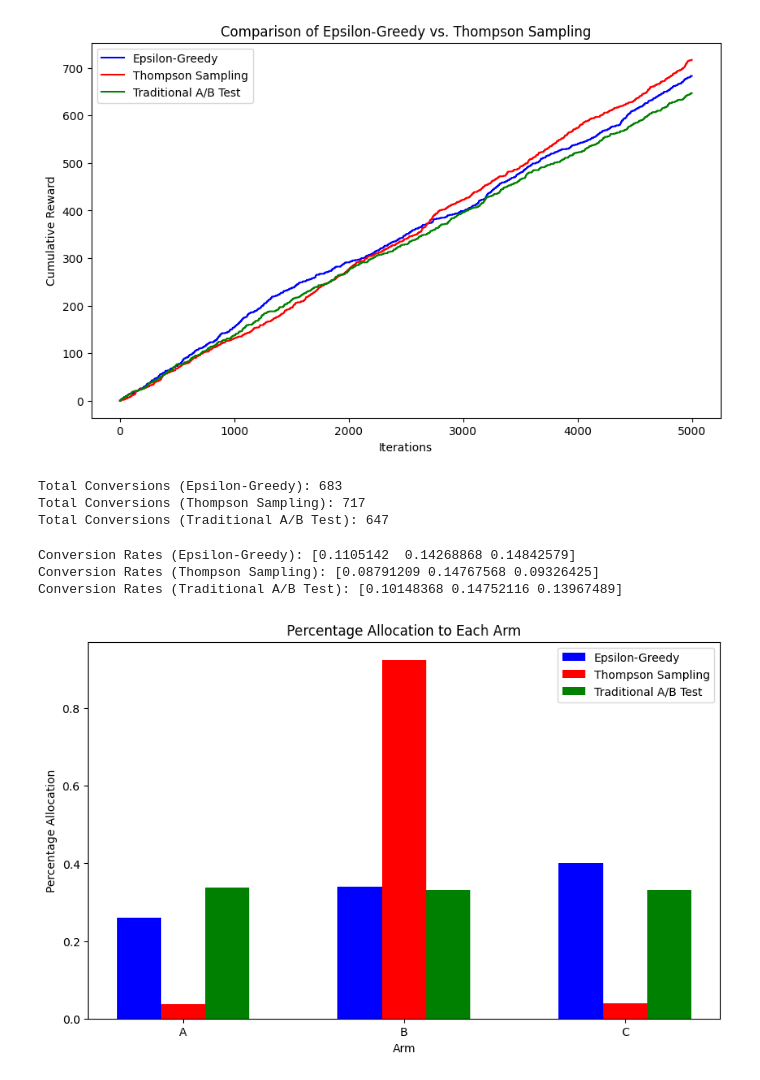
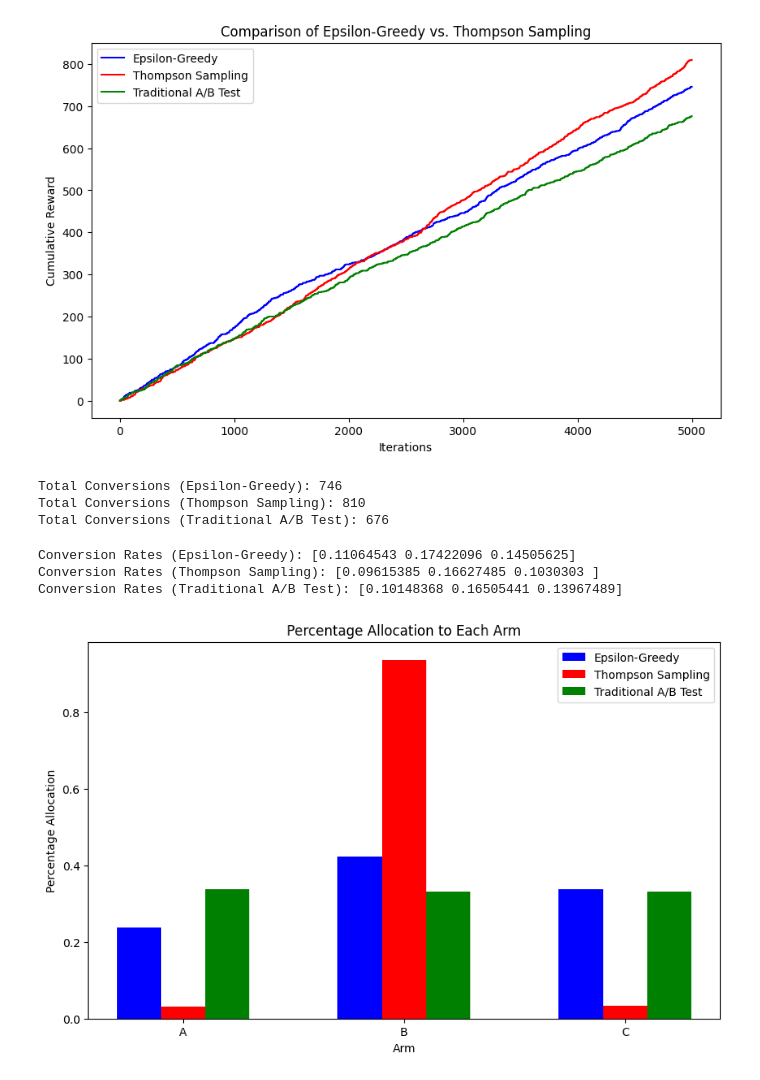
Before and after one commit to alexanderrvidal/Multi-Armed-Bandit, a Jupyter notebook: abc_test_MAB.ipynb, the cells around one changed output. Drawn from its saved outputs; the diff is of its cells as text; code cells hidden in the pictures.

Commit message:
update plotting

```diff
--- a/abc_test_MAB.ipynb
+++ b/abc_test_MAB.ipynb
@@ -35,7 +35,7 @@ class ThompsonSamplingBandit:
         """
         Updates the Beta distribution parameters for the selected arm based on the observed reward.
 
-        :param arm: The selected arm (website version).
+        :param arm: The selected arm (a, b, or c test).
         :param reward: The observed reward (conversion: 0 or 1).
         """
         if reward == 1:
@@ -66,10 +66,9 @@ class ThompsonSamplingBandit:
         return np.cumsum(rewards), reward_allocations  # Cumulative reward over time for plotting
 # %%
 class EpsilonGreedyBandit:
-    def __init__(self, num_arms: int, epsilon: float = 0.3, alpha: float = 0.1):
+    def __init__(self, num_arms: int, epsilon: float = 0.3, alpha: float = 0.2):
         """
         Initializes the epsilon-greedy multi-armed bandit.
-
         :param num_arms: Number of arms (variants of the website).
         :param epsilon: Probability of exploration (choosing a random arm).
         :param alpha: Learning rate for updating the estimated reward for each arm.
@@ -129,6 +128,9 @@ class EpsilonGreedyBandit:
 # %%
 class TraditionalABTest:
     def __init__(self, num_arms):
+        '''Initializes the traditional A/B test.
+        : param num_arms: Number of arms (variants of the website).
+        '''
         self.num_arms = num_arms
         self.arm_counts = np.zeros(num_arms)
         self.conversions = np.zeros(num_arms)
@@ -138,6 +140,11 @@ class TraditionalABTest:
         return np.random.randint(self.num_arms)
 
     def update(self, arm: int, reward: float):
+        '''ArithmeticError
+        Updates the number of conversions for the selected arm.
+        : param arm: The selected arm (website version).
+        : param reward: The observed reward (conversion: 0 or 1).
+        '''
         self.arm_counts[arm] += 1
         self.conversions[arm] += reward
 
@@ -160,44 +167,45 @@ class TraditionalABTest:
             rewards.append(reward)
         return np.cumsum(rewards), reward_allocations  # Cumulative reward over time for plotting
 # %%
-def reward_function(arm: int):
+def reward_function(arm: int, conversion_rates=[0.1, 0.17, 0.13]):
     """
     Simulate the reward (conversion rate) for a given arm.
 
     :param arm: The arm (website version) selected.
+    :param conversion_rates: The true conversion rates for each arm.
     :return: Reward (number of conversions or success probability).
     """
-    conversion_rates = [0.1, 0.15, 0.13]  # Conversion rates for different website variants
     return np.random.binomial(1, conversion_rates[arm])  # Simulate a conversion (1 or 0)
 # %%
 
 # --- Main Execution ---
 num_arms = 3  # Let's say we have 3 different website versions in the A/B test
 epsilon = 0.3  # 10% exploration
 visitors = 5000  # Simulate visitors interacting with the website
 
 # Create instances for both algorithms
 epsilon_bandit = EpsilonGreedyBandit(num_arms, epsilon)
 thompson_bandit = ThompsonSamplingBandit(num_arms)
 traditional = TraditionalABTest(num_arms)
 
 # Simulate the bandits
 epsilon_rewards, _ = epsilon_bandit.simulate(visitors, reward_function)
 thompson_rewards, _ = thompson_bandit.simulate(visitors, reward_function)
 tradional_rewards, _ = traditional.simulate(visitors, reward_function)
 
 # Plot the cumulative rewards for both strategies
 plt.figure(figsize=(10, 6))
 plt.plot(epsilon_rewards, label="Epsilon-Greedy", color='blue')
 plt.plot(thompson_rewards, label="Thompson Sampling", color='red')
 plt.plot(tradional_rewards, label="Traditional A/B Test", color='green')
 plt.xlabel("Iterations")
 plt.ylabel("Cumulative Reward")
 plt.title("Comparison of Epsilon-Greedy vs. Thompson Sampling")
 plt.legend()
-plt.show()
+plt.grid(True)
+plt.savefig("epsilon_vs_thompson_vs_traditional.png")
 # %% [output]
-[figure, old version]
+[figure, new version]
 # %%
 # Print the total number of conversions for each strategy
 
@@ -205,18 +213,18 @@ print("Total Conversions (Epsilon-Greedy):", epsilon_rewards[-1])
 print("Total Conversions (Thompson Sampling):", thompson_rewards[-1])
 print("Total Conversions (Traditional A/B Test):", tradional_rewards[-1])
 # %% [output]
-Total Conversions (Epsilon-Greedy): 683
-Total Conversions (Thompson Sampling): 717
-Total Conversions (Traditional A/B Test): 647
+Total Conversions (Epsilon-Greedy): 746
+Total Conversions (Thompson Sampling): 810
+Total Conversions (Traditional A/B Test): 676
 # %%
 # print the conversion rate for each arm for each strategy
 print("Conversion Rates (Epsilon-Greedy):", epsilon_bandit.conversions / epsilon_bandit.arm_counts)
 print("Conversion Rates (Thompson Sampling):", thompson_bandit.conversions / thompson_bandit.arm_counts)
 print("Conversion Rates (Traditional A/B Test):", traditional.conversions / traditional.arm_counts)
 # %% [output]
-Conversion Rates (Epsilon-Greedy): [0.1105142  0.14268868 0.14842579]
-Conversion Rates (Thompson Sampling): [0.08791209 0.14767568 0.09326425]
-Conversion Rates (Traditional A/B Test): [0.10148368 0.14752116 0.13967489]
+Conversion Rates (Epsilon-Greedy): [0.11064543 0.17422096 0.14505625]
+Conversion Rates (Thompson Sampling): [0.09615385 0.16627485 0.1030303 ]
+Conversion Rates (Traditional A/B Test): [0.10148368 0.16505441 0.13967489]
 # %%
 # plot the percentage allocation to each arm for each strategy
 plt.figure(figsize=(10, 6))
@@ -228,9 +236,9 @@ plt.ylabel("Percentage Allocation")
 plt.title("Percentage Allocation to Each Arm")
 plt.xticks(np.arange(num_arms), ['A', 'B', 'C'])
 plt.legend()
-plt.show()
+plt.savefig('figures/total_percentage_allocation_comparison.png')
 # %% [output]
-[figure, old version]
+[figure, new version]
 # %%
 # plot the percentage allocation for each number of visitors for traditional sampling
 _, rewards = traditional.simulate(visitors, reward_function)
```
Also changed, not shown: parts of 3 cells of this notebook, 5 other files.
